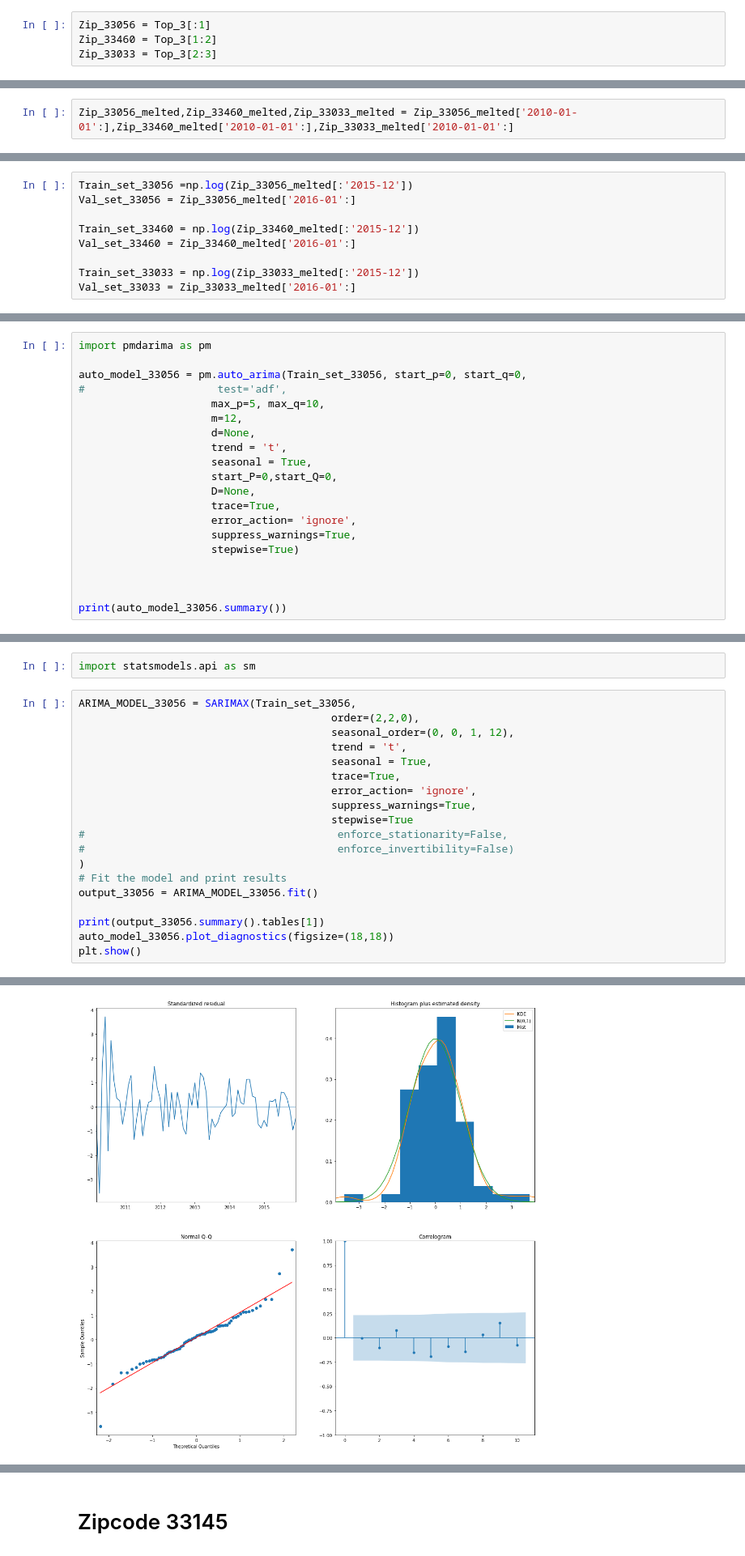
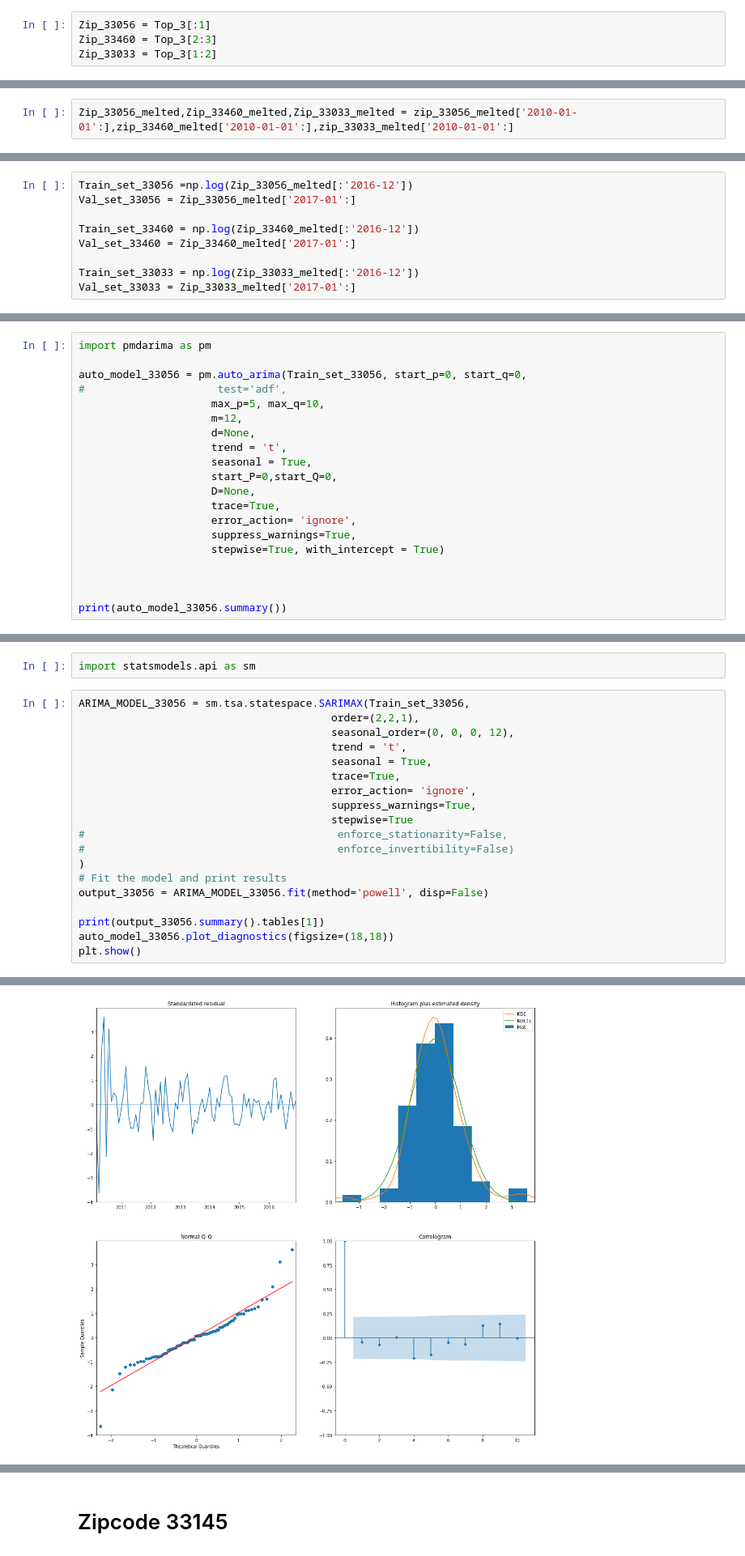
Before and after one commit to learn-co-curriculum/dsc-phase-4-choosing-a-dataset, a Jupyter notebook: time-series/starter_notebook.ipynb, the cells around one changed output, grey strips where cells are left out. Shown at 81% size. Cells and saved outputs as stored; diff of their text form.

```diff
--- a/time-series/starter_notebook.ipynb
+++ b/time-series/starter_notebook.ipynb
@@ -482,8 +466,8 @@ def get_datetimes(df):
     return pd.to_datetime(df.columns.values[:], format='%Y-%m')
 # %%
 Zip_33056 = Top_3[:1]
-Zip_33460 = Top_3[1:2]
-Zip_33033 = Top_3[2:3]
+Zip_33460 = Top_3[2:3]
+Zip_33033 = Top_3[1:2]
 # %%
 Zip_33056
 # %% [output]
@@ -530,7 +514,7 @@ zip_33056_melted
 | 2018-04-01 | 230300.0 |
 265 rows × 1 columns
 # %%
-Zip_33056_melted,Zip_33460_melted,Zip_33033_melted = Zip_33056_melted['2010-01-01':],Zip_33460_melted['2010-01-01':],Zip_33033_melted['2010-01-01':]
+Zip_33056_melted,Zip_33460_melted,Zip_33033_melted = zip_33056_melted['2010-01-01':],zip_33460_melted['2010-01-01':],zip_33033_melted['2010-01-01':]
 # %%
 all_Zip_Melted = pd.concat([zip_33056_melted,zip_33460_melted,zip_33033_melted], axis=1)
 all_Zip_Melted.columns = ['Zip_33056','Zip_33460','Zip_33033']
@@ -754,14 +750,14 @@ plot_pacf(Zip_33056_melted, ax=ax, lags=40);
 # %%
 from statsmodels.tsa.arima.model import ARIMA
 # %%
-Train_set_33056 =np.log(Zip_33056_melted[:'2015-12'])
-Val_set_33056 = Zip_33056_melted['2016-01':]
+Train_set_33056 =np.log(Zip_33056_melted[:'2016-12'])
+Val_set_33056 = Zip_33056_melted['2017-01':]
 
-Train_set_33460 = np.log(Zip_33460_melted[:'2015-12'])
-Val_set_33460 = Zip_33460_melted['2016-01':]
+Train_set_33460 = np.log(Zip_33460_melted[:'2016-12'])
+Val_set_33460 = Zip_33460_melted['2017-01':]
 
-Train_set_33033 = np.log(Zip_33033_melted[:'2015-12'])
-Val_set_33033 = Zip_33033_melted['2016-01':]
+Train_set_33033 = np.log(Zip_33033_melted[:'2016-12'])
+Val_set_33033 = Zip_33033_melted['2017-01':]
 # %%
 ##!pip install pmdarima
 # %%
@@ -783,7 +804,7 @@ auto_model_33056 = pm.auto_arima(Train_set_33056, start_p=0, start_q=0,
                      trace=True,
                      error_action= 'ignore',
                      suppress_warnings=True,
-                     stepwise=True)
+                     stepwise=True, with_intercept = True)
 
 
 
@@ -809,9 +830,9 @@ Warnings:
 # %%
 import statsmodels.api as sm
 # %%
-ARIMA_MODEL_33056 = SARIMAX(Train_set_33056,
-                                        order=(2,2,0),
-                                        seasonal_order=(0, 0, 1, 12),
+ARIMA_MODEL_33056 = sm.tsa.statespace.SARIMAX(Train_set_33056,
+                                        order=(2,2,1),
+                                        seasonal_order=(0, 0, 0, 12),
                                         trend = 't',
                                         seasonal = True,
                                         trace=True,
@@ -822,7 +843,7 @@ ARIMA_MODEL_33056 = SARIMAX(Train_set_33056,
 #                                        enforce_invertibility=False)
 )
 # Fit the model and print results
-output_33056 = ARIMA_MODEL_33056.fit()
+output_33056 = ARIMA_MODEL_33056.fit(method='powell', disp=False)
 
 print(output_33056.summary().tables[1])
 auto_model_33056.plot_diagnostics(figsize=(18,18))
@@ -839,3 +860,3 @@ sigma2      6.463e-05   9.46e-06      6.834      0.000    4.61e-05    8.32e-05
 ==============================================================================
-[figure, old version]
+[figure, new version]
 # %%
```
Also changed, not shown: parts of 25 cells of this notebook.
